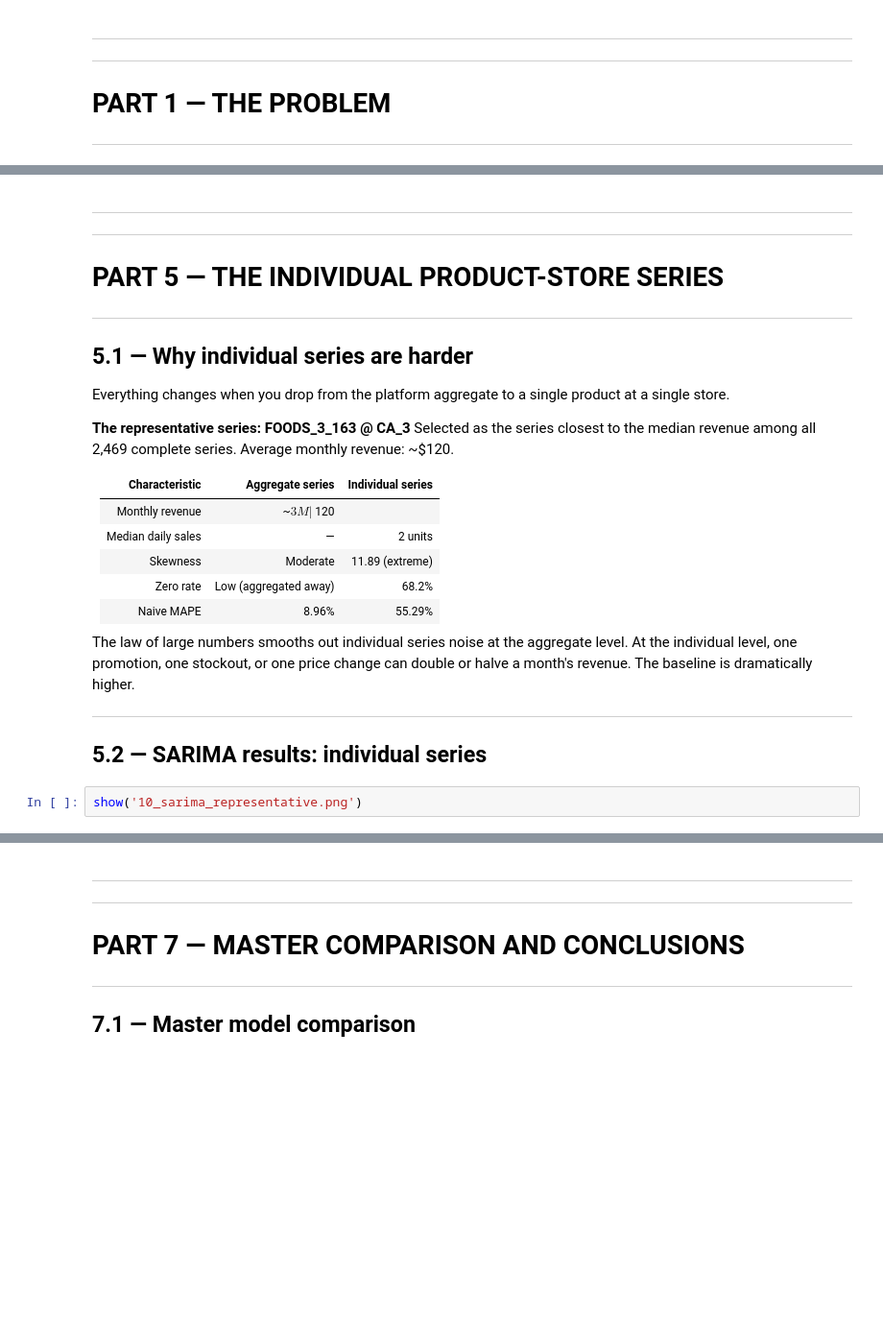
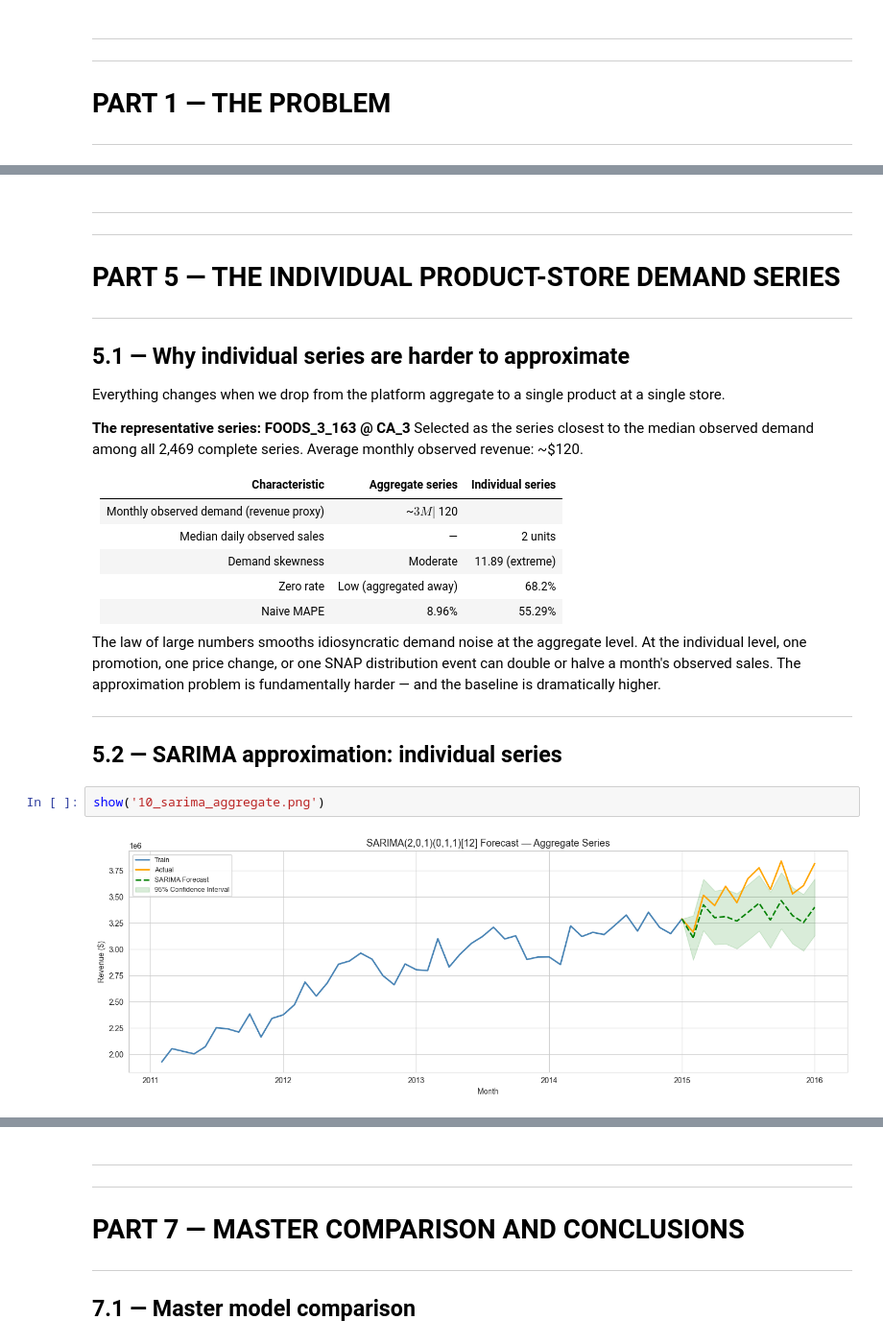
Before and after one commit to ZachSkiba/Inventory_Forecast, a Jupyter notebook: notebooks/full_story.ipynb, the cells around one changed output, grey strips where cells are left out. Shown at 96% size. Drawn from its saved outputs; the diff is of its cells as text; blank space fills up the shorter version.

```diff
--- a/notebooks/full_story.ipynb
+++ b/notebooks/full_story.ipynb
@@ -709,36 +814,39 @@ grows the interval bands grow with it. Honest but wide for operational planning.
 ---
 ---
 
-# PART 5 — THE INDIVIDUAL PRODUCT-STORE SERIES
+# PART 5 — THE INDIVIDUAL PRODUCT-STORE DEMAND SERIES
 
 ---
 
-## 5.1 — Why individual series are harder
+## 5.1 — Why individual series are harder to approximate
 
-Everything changes when you drop from the platform aggregate to a single
+Everything changes when we drop from the platform aggregate to a single
 product at a single store.
 
 **The representative series: FOODS_3_163 @ CA_3**
-Selected as the series closest to the median revenue among all 2,469 complete
-series. Average monthly revenue: ~$120.
+Selected as the series closest to the median observed demand among all 2,469
+complete series. Average monthly observed revenue: ~$120.
 
 | Characteristic | Aggregate series | Individual series |
 |---|---|---|
-| Monthly revenue | ~$3M | ~$120 |
-| Median daily sales | — | 2 units |
-| Skewness | Moderate | 11.89 (extreme) |
+| Monthly observed demand (revenue proxy) | ~$3M | ~$120 |
+| Median daily observed sales | — | 2 units |
+| Demand skewness | Moderate | 11.89 (extreme) |
 | Zero rate | Low (aggregated away) | 68.2% |
 | Naive MAPE | 8.96% | 55.29% |
 
-The law of large numbers smooths out individual series noise at the aggregate level.
-At the individual level, one promotion, one stockout, or one price change can
-double or halve a month's revenue. The baseline is dramatically higher.
+The law of large numbers smooths idiosyncratic demand noise at the aggregate level.
+At the individual level, one promotion, one price change, or one SNAP distribution
+event can double or halve a month's observed sales. The approximation problem is
+fundamentally harder — and the baseline is dramatically higher.
 
 ---
 
-## 5.2 — SARIMA results: individual series
+## 5.2 — SARIMA approximation: individual series
 # %%
-show('10_sarima_representative.png')
+show('10_sarima_aggregate.png')
+# %% [output]
+[figure, added]
 # %% [markdown]
 ### Results: SARIMA(0,0,1)(0,1,1)[12]
 
```
Also changed, not shown: parts of 55 cells of this notebook, 6 other files.
